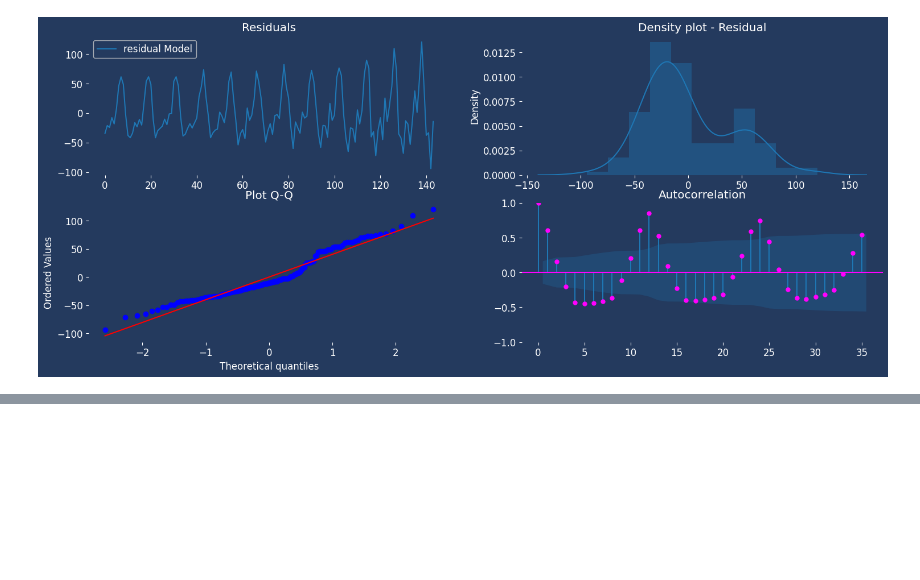
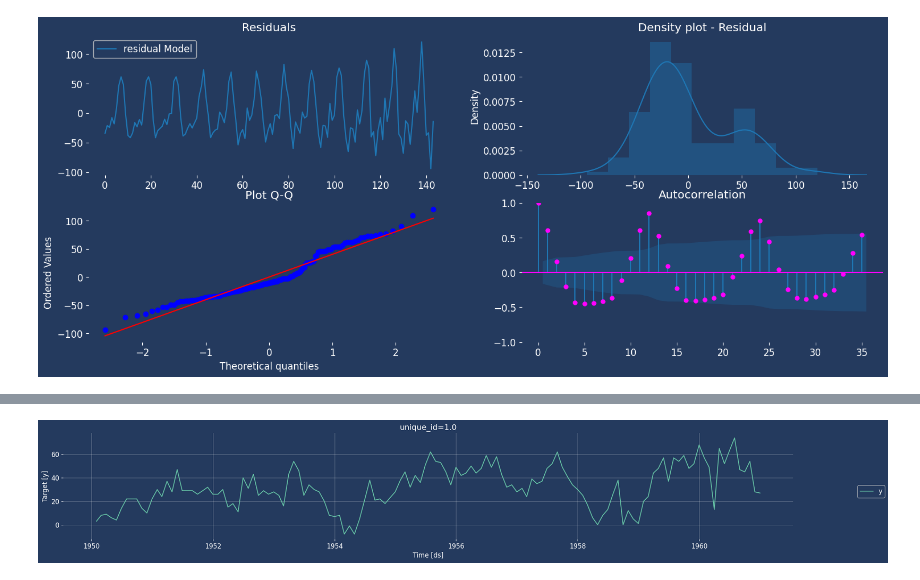
Before and after one commit to wesstone12/tool-kit, a Jupyter notebook: eda.ipynb, the cells around one changed output, grey strips where cells are left out. Cells and saved outputs as stored; diff of their text form; code cells hidden in the pictures; blank space fills up the shorter version.

```diff
--- a/eda.ipynb
+++ b/eda.ipynb
@@ -430,0 +489,6 @@ plt.show();
+# %%
+fcst = MLForecast(
+    models=[],
+    freq='ME',
+    target_transforms=[auto_diff],
+)
@@ -430,0 +511,4 @@ plt.show();
+# %%
+plot_series(fcst.preprocess(df), palette=palette)
+# %% [output]
+[figure, added]
```
Also changed, not shown: parts of 11 cells of this notebook, 7 other files.
